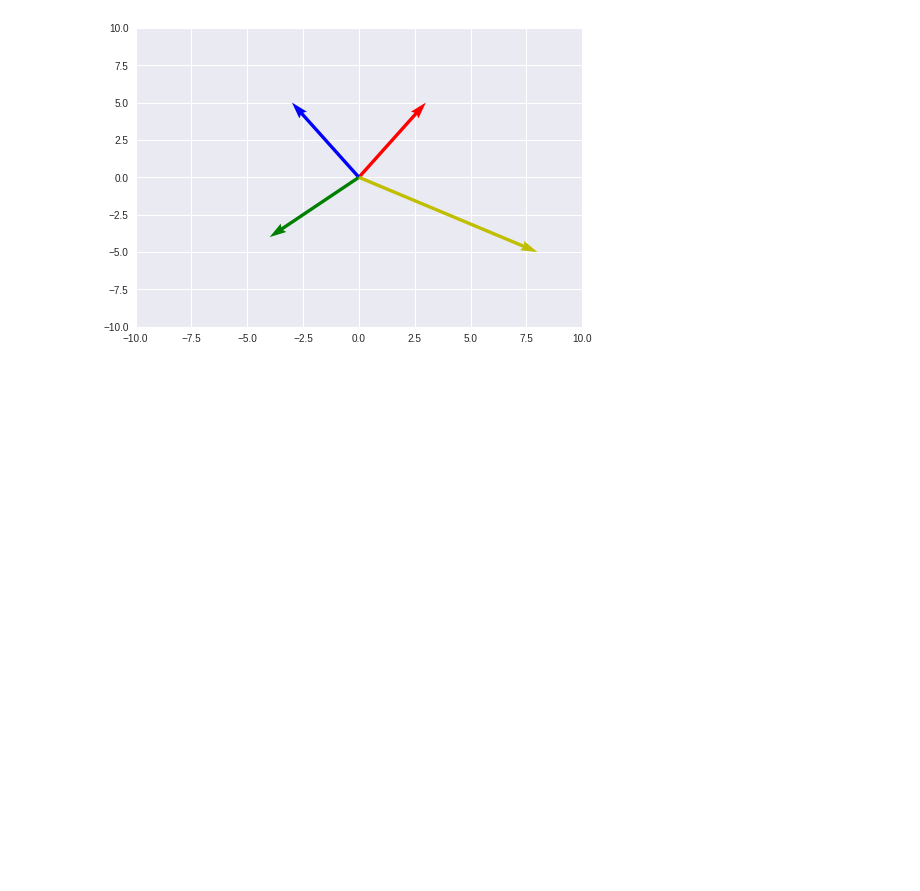
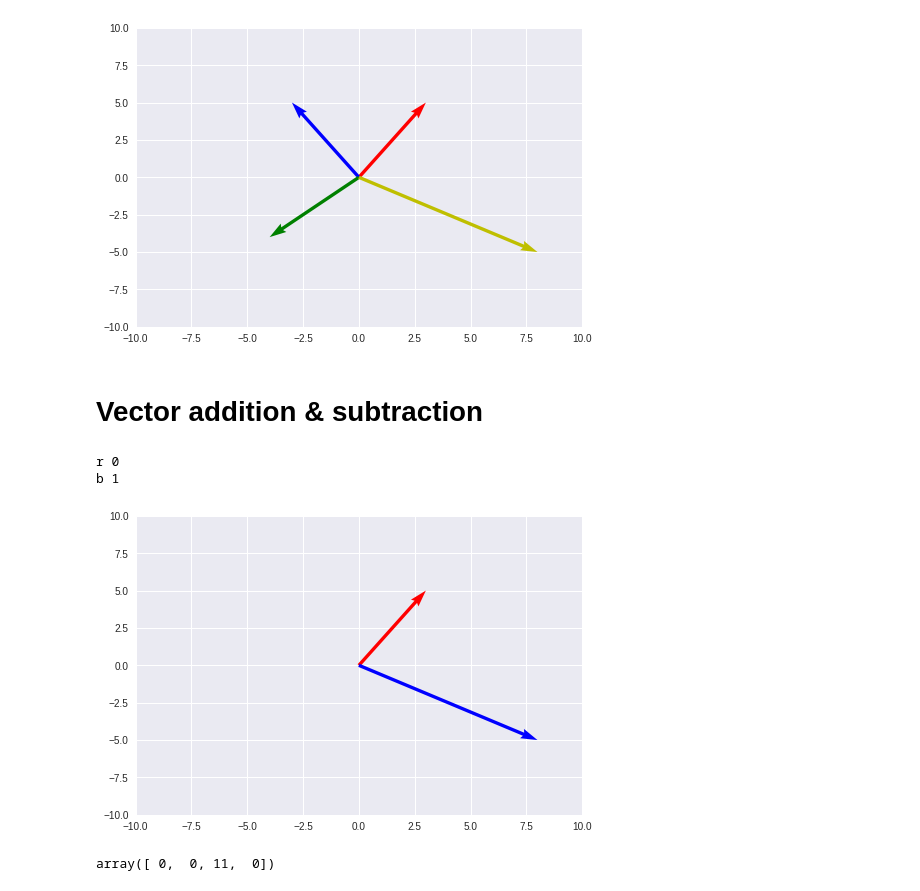
Before and after one commit to leelaakula/padhai-DL, a Jupyter notebook: Vectors.ipynb, the cells around one changed output. Cells and saved outputs as stored; diff of their text form; code cells hidden in the pictures; blank space fills up the shorter version.

```diff
--- a/Vectors.ipynb
+++ b/Vectors.ipynb
@@ -67,0 +68,10 @@ y 3
+# %% [markdown]
+# Vector addition & subtraction
+# %%
+vector = [(0,0,3,5), (0,0,-3,5), (0,0,-4,-4),(0,0,8,-5)]
+# %%
+vectors_func([vector[0],vector[3]])
+# %% [output]
+r 0
+b 1
+[figure, added]
@@ -67,0 +80,4 @@ y 3
+# %%
+vector[0]+vector[3]
+# %% [output]
+array([ 0,  0, 11,  0])
```
Also changed, not shown: parts of 13 cells of this notebook.
